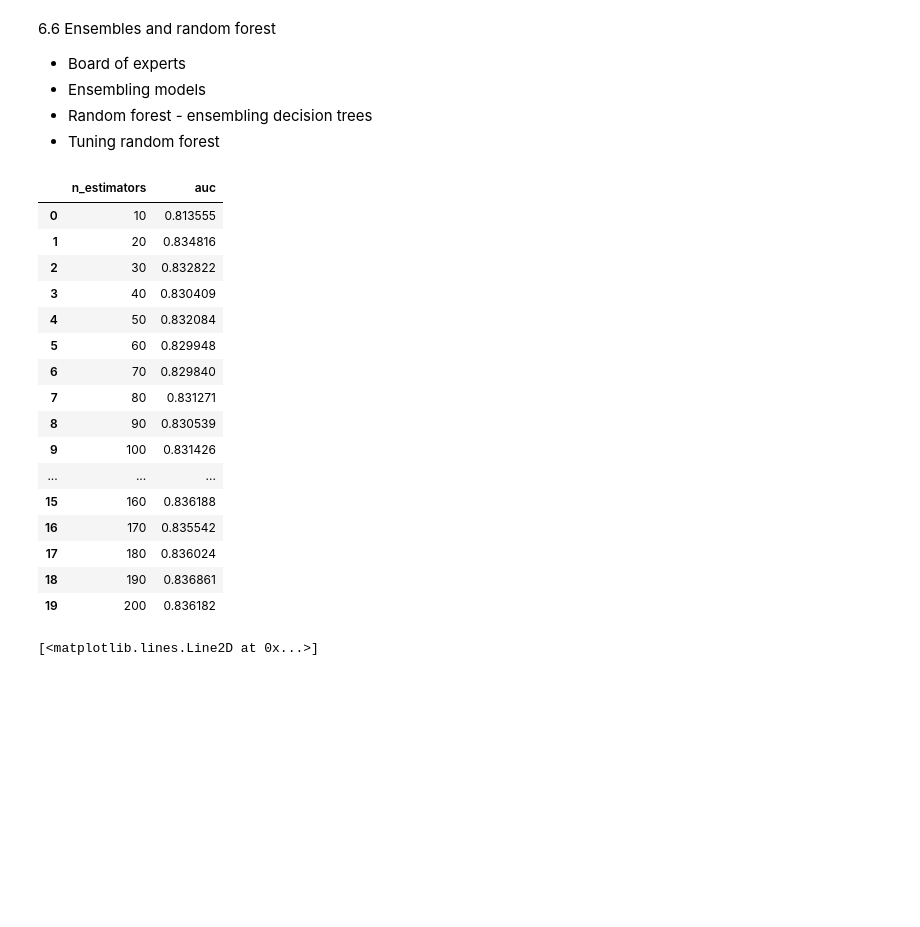
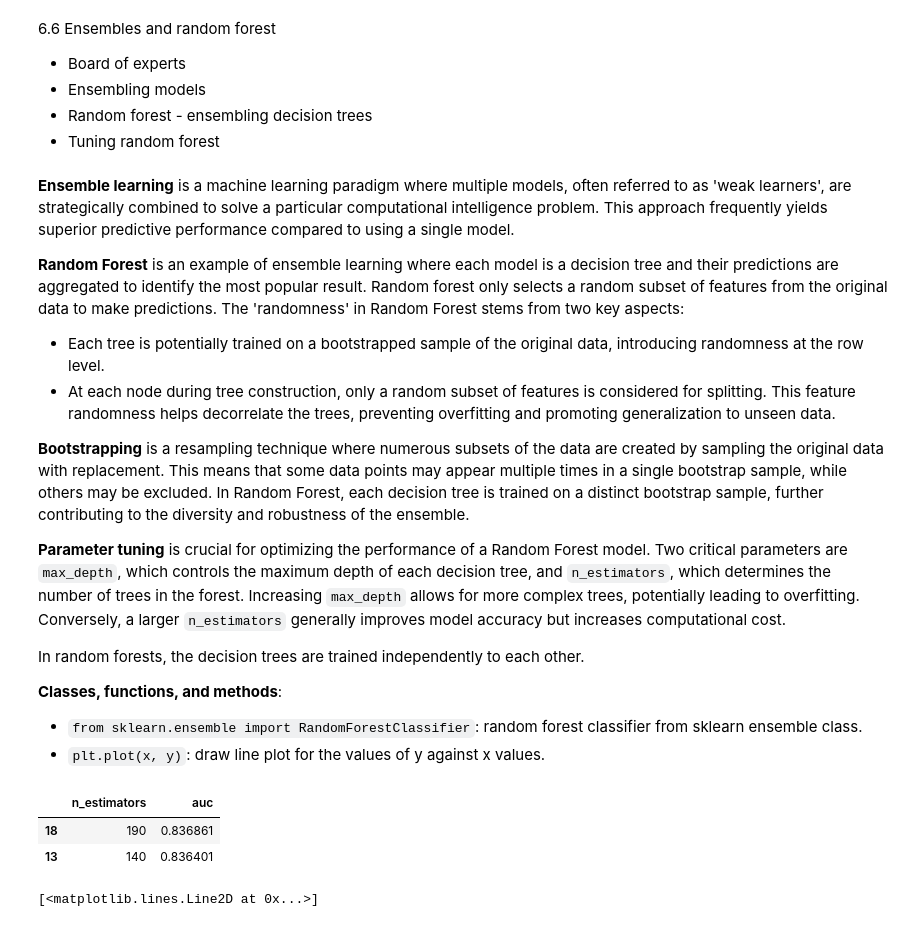
Before and after one commit to Jideco/mL, a Jupyter notebook: 06-trees/trees.ipynb, the cells around one changed output. Cells and saved outputs as stored; diff of their text form; code cells hidden in the pictures; blank space fills up the shorter version.

Commit message:
select_best_model

```diff
--- a/06-trees/trees.ipynb
+++ b/06-trees/trees.ipynb
@@ -855,6 +871,33 @@ plot_tree(dt, feature_names=dv.get_feature_names_out(), fontsize=10)
 - Ensembling models
 - Random forest - ensembling decision trees
 - Tuning random forest
+# %% [markdown]
+**Ensemble learning** is a machine learning paradigm where multiple models, often referred to as 'weak learners', are strategically combined to solve a particular computational intelligence problem. This approach frequently yields superior predictive performance compared to using a single model.
+
+**Random Forest** is an example of ensemble learning where each model is a decision tree and their predictions are aggregated to identify the most popular result. Random forest only selects a random subset of features from the original data to make predictions. The 'randomness' in Random Forest stems from two key aspects:
+
+- Each tree is potentially trained on a bootstrapped sample of the original data, introducing randomness at the row level.
+- At each node during tree construction, only a random subset of features is considered for splitting. This feature randomness helps decorrelate the trees, preventing overfitting and promoting generalization to unseen data.
+
+**Bootstrapping** is a resampling technique where numerous subsets
+of the data are created by sampling the original data with replacement. This means that
+some data points may appear multiple times in a single bootstrap sample, while others may
+be excluded. In Random Forest, each decision tree is trained on a distinct bootstrap sample,
+further contributing to the diversity and robustness of the ensemble.
+
+**Parameter tuning** is crucial for optimizing the performance of a
+Random Forest model.  Two critical parameters are `max_depth`, which controls the maximum
+depth of each decision tree, and `n_estimators`, which determines the number of trees in
+the forest. Increasing `max_depth` allows for more complex trees, potentially leading to
+overfitting. Conversely, a larger `n_estimators` generally improves model accuracy but
+increases computational cost.
+
+In random forests, the decision trees are trained independently to each other.
+
+**Classes, functions, and methods**:
+
+- `from sklearn.ensemble import RandomForestClassifier`: random forest classifier from sklearn ensemble class.
+- `plt.plot(x, y)`: draw line plot for the values of y against x values.
 # %%
 from sklearn.ensemble import RandomForestClassifier
 # %%
@@ -871,25 +914,11 @@ for n in range(10, 201, 10):
 # %%
 df_scores = pd.DataFrame(scores, columns=['n_estimators', 'auc'])
 # %%
-df_scores
+df_scores.sort_values('auc', ascending=False).head(2)
 # %% [output]
 |  | n_estimators | auc |
-| 0 | 10 | 0.813555 |
-| 1 | 20 | 0.834816 |
-| 2 | 30 | 0.832822 |
-| 3 | 40 | 0.830409 |
-| 4 | 50 | 0.832084 |
-| 5 | 60 | 0.829948 |
-| 6 | 70 | 0.829840 |
-| 7 | 80 | 0.831271 |
-| 8 | 90 | 0.830539 |
-| 9 | 100 | 0.831426 |
-| ... | ... | ... |
-| 15 | 160 | 0.836188 |
-| 16 | 170 | 0.835542 |
-| 17 | 180 | 0.836024 |
 | 18 | 190 | 0.836861 |
-| 19 | 200 | 0.836182 |
+| 13 | 140 | 0.836401 |
 # %%
 plt.plot(df_scores.n_estimators, df_scores.auc)
 # %% [output]
```
Also changed, not shown: parts of 44 cells of this notebook.
